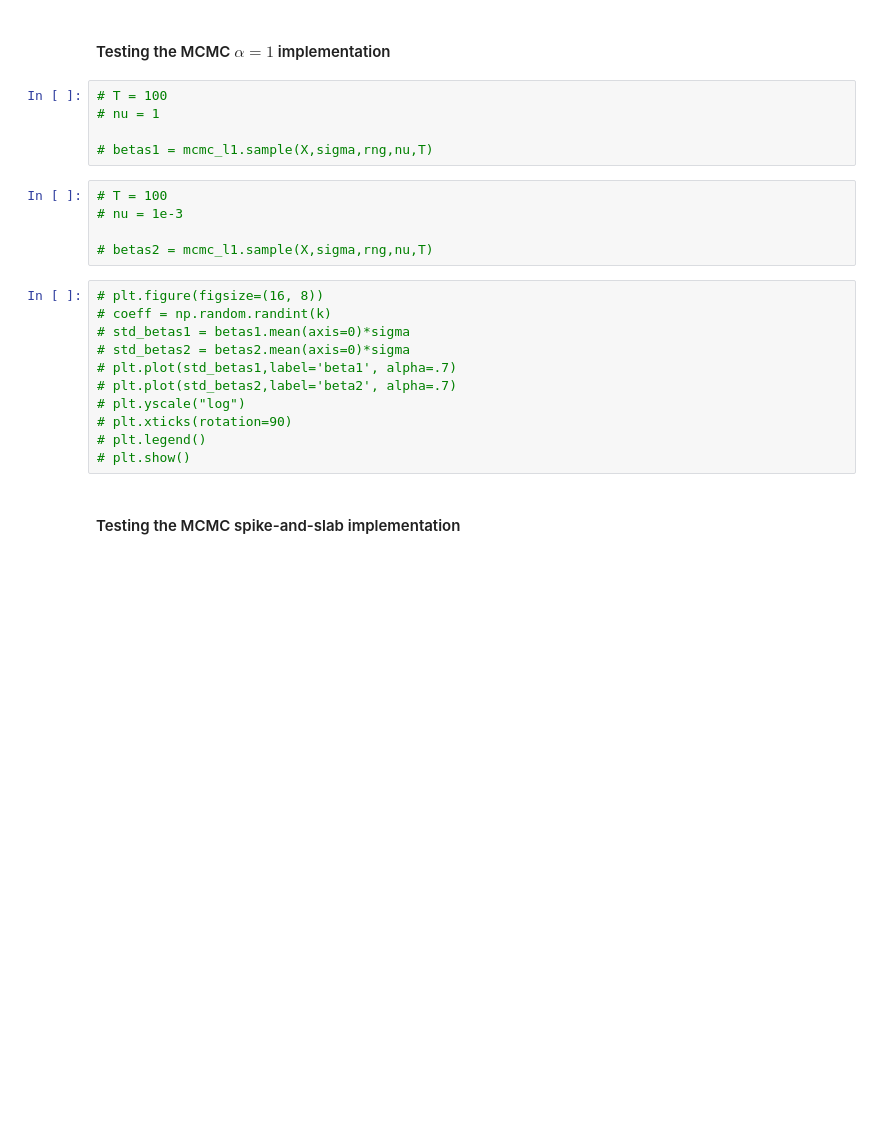
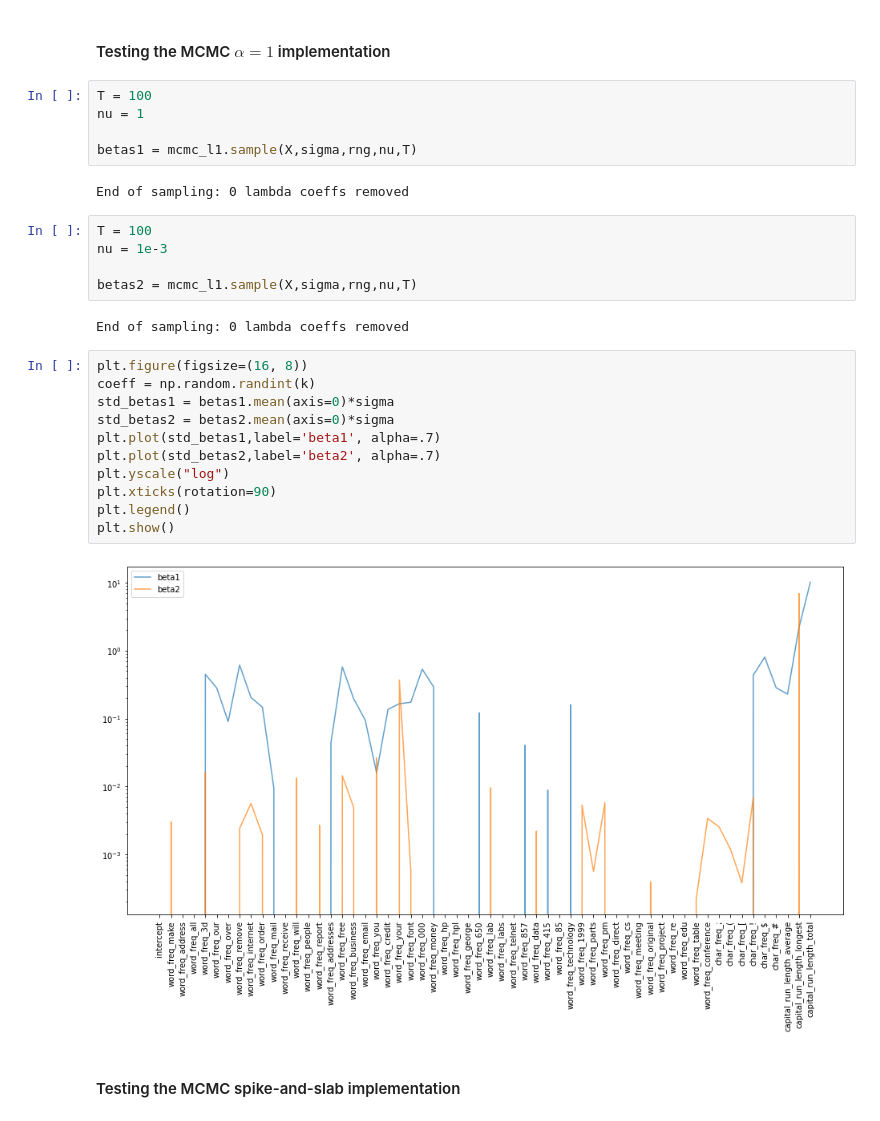
Before and after one commit to mark-srg/bml-project, a Jupyter notebook: mcmc_tests.ipynb, the cells around one changed output. Cells and saved outputs as stored; diff of their text form; blank space fills up the shorter version.

```diff
--- a/mcmc_tests.ipynb
+++ b/mcmc_tests.ipynb
@@ -56,26 +56,32 @@ sigma2_inv.shape
 # %% [markdown]
 #### Testing the MCMC $\alpha=1$ implementation
 # %%
-# T = 100
-# nu = 1
+T = 100
+nu = 1
 
-# betas1 = mcmc_l1.sample(X,sigma,rng,nu,T)
+betas1 = mcmc_l1.sample(X,sigma,rng,nu,T)
+# %% [output]
+End of sampling: 0 lambda coeffs removed
 # %%
-# T = 100
-# nu = 1e-3
+T = 100
+nu = 1e-3
 
-# betas2 = mcmc_l1.sample(X,sigma,rng,nu,T)
+betas2 = mcmc_l1.sample(X,sigma,rng,nu,T)
+# %% [output]
+End of sampling: 0 lambda coeffs removed
 # %%
-# plt.figure(figsize=(16, 8))
-# coeff = np.random.randint(k)
-# std_betas1 = betas1.mean(axis=0)*sigma
-# std_betas2 = betas2.mean(axis=0)*sigma
-# plt.plot(std_betas1,label='beta1', alpha=.7)
-# plt.plot(std_betas2,label='beta2', alpha=.7)
-# plt.yscale("log")
-# plt.xticks(rotation=90)
-# plt.legend()
-# plt.show()
+plt.figure(figsize=(16, 8))
+coeff = np.random.randint(k)
+std_betas1 = betas1.mean(axis=0)*sigma
+std_betas2 = betas2.mean(axis=0)*sigma
+plt.plot(std_betas1,label='beta1', alpha=.7)
+plt.plot(std_betas2,label='beta2', alpha=.7)
+plt.yscale("log")
+plt.xticks(rotation=90)
+plt.legend()
+plt.show()
+# %% [output]
+[figure, added]
 # %% [markdown]
 #### Testing the MCMC spike-and-slab implementation
 # %%
```
Also changed, not shown: parts of 1 cell of this notebook, 2 other files.
